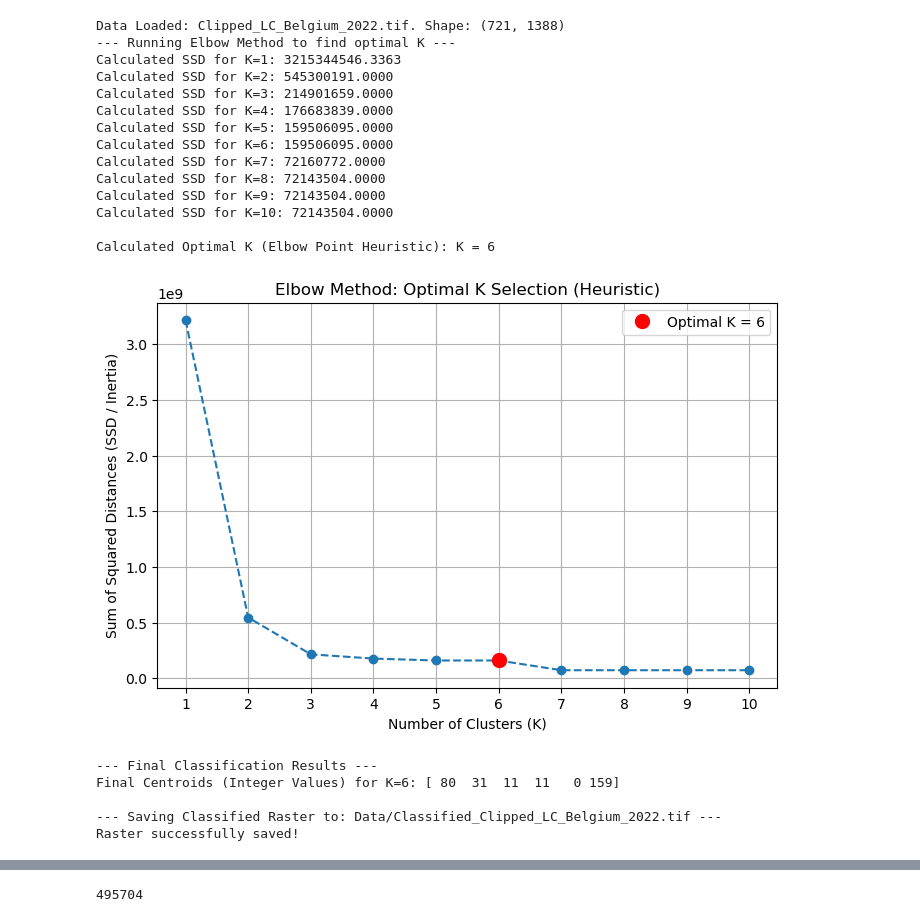
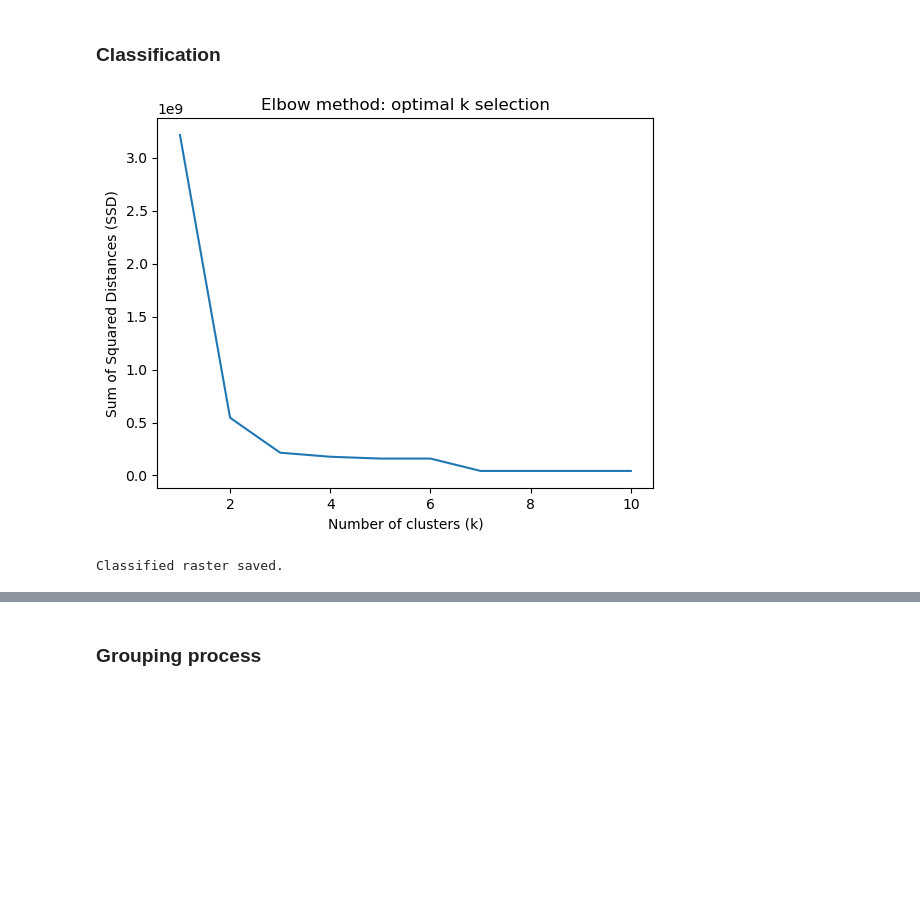
Before and after one commit to LucasVerbeeke/GeospatialProject, a Jupyter notebook: TestGrouping.ipynb, the cells around one changed output, grey strips where cells are left out. Drawn from its saved outputs; the diff is of its cells as text; code cells hidden in the pictures; blank space fills up the shorter version.

```diff
--- a/TestGrouping.ipynb
+++ b/TestGrouping.ipynb
@@ -10,29 +12,13 @@ RasterioIOError: INPUT RASTER FILE PATH: No such file or directory
+# %% [markdown]
+### Classification
 # %%
 # Load raster file
-filepath = "Data/Clipped_LC_Belgium_2022.tif"
+filepath = "Data/Original_Clipped_LC_Belgium_2022.tif"
 # %%
-# Classify the raster using the set developed module
+# Classify the raster using the set developed module. It can take some seconds
 max_k = 10
 output_classification_path = "Data/Classified_Clipped_LC_Belgium_2022.tif"
-cl.classify_single_band_raster(filepath, max_k=max_k, output_path=output_classification_path)
+labels, centroids, optimal_k = cl.classify_single_band_raster(filepath, output_classification_path, max_k=max_k)
 # %% [output]
+[figure, new version]
-Data Loaded: Clipped_LC_Belgium_2022.tif. Shape: (721, 1388)
---- Running Elbow Method to find optimal K ---
-Calculated SSD for K=1: 3215344546.3363
-Calculated SSD for K=2: 545300191.0000
-Calculated SSD for K=3: 214901659.0000
-Calculated SSD for K=4: 176683839.0000
-Calculated SSD for K=5: 159506095.0000
-Calculated SSD for K=6: 159506095.0000
-Calculated SSD for K=7: 72160772.0000
-Calculated SSD for K=8: 72143504.0000
-Calculated SSD for K=9: 72143504.0000
-Calculated SSD for K=10: 72143504.0000
-
-Calculated Optimal K (Elbow Point Heuristic): K = 6
+Classified raster saved.
-[figure, old version]
---- Final Classification Results ---
-Final Centroids (Integer Values) for K=6: [ 80  31  11  11   0 159]
-
---- Saving Classified Raster to: Data/Classified_Clipped_LC_Belgium_2022.tif ---
-Raster successfully saved!
@@ -40,18 +25,14 @@ Raster successfully saved!
+# %% [markdown]
+### Grouping process
 # %%
-# Reading classified raster and creating Pixel objects for all pixels of the band
+# Read classified raster and create Pixel objects for all pixels of the band. This could take some seconds
 with rasterio.open(output_classification_path) as src:
     band1 = src.read(1)
 raster_lst = []
 shape = band1.shape
-count = 0
 for y, row in enumerate(band1):
     for x, elt in enumerate(row):
         pix = prc.Pixel(X=x, Y=y, Cluster_value=elt, Group=None)
         raster_lst.append(pix)
-        if elt == 0.0:
-            count += 1
-print(count)
-# %% [output]
-495704
 # %%
 # Create raster object
```
Also changed, not shown: parts of 14 cells of this notebook, 10 other files.
